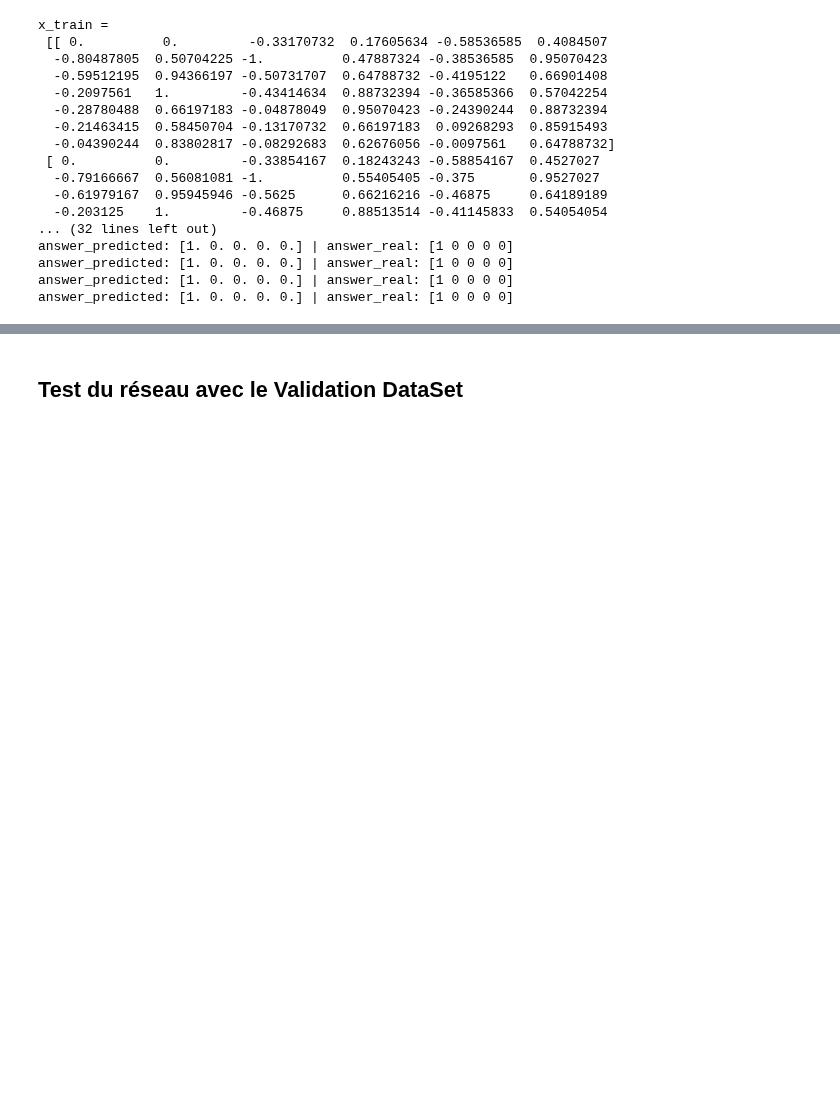
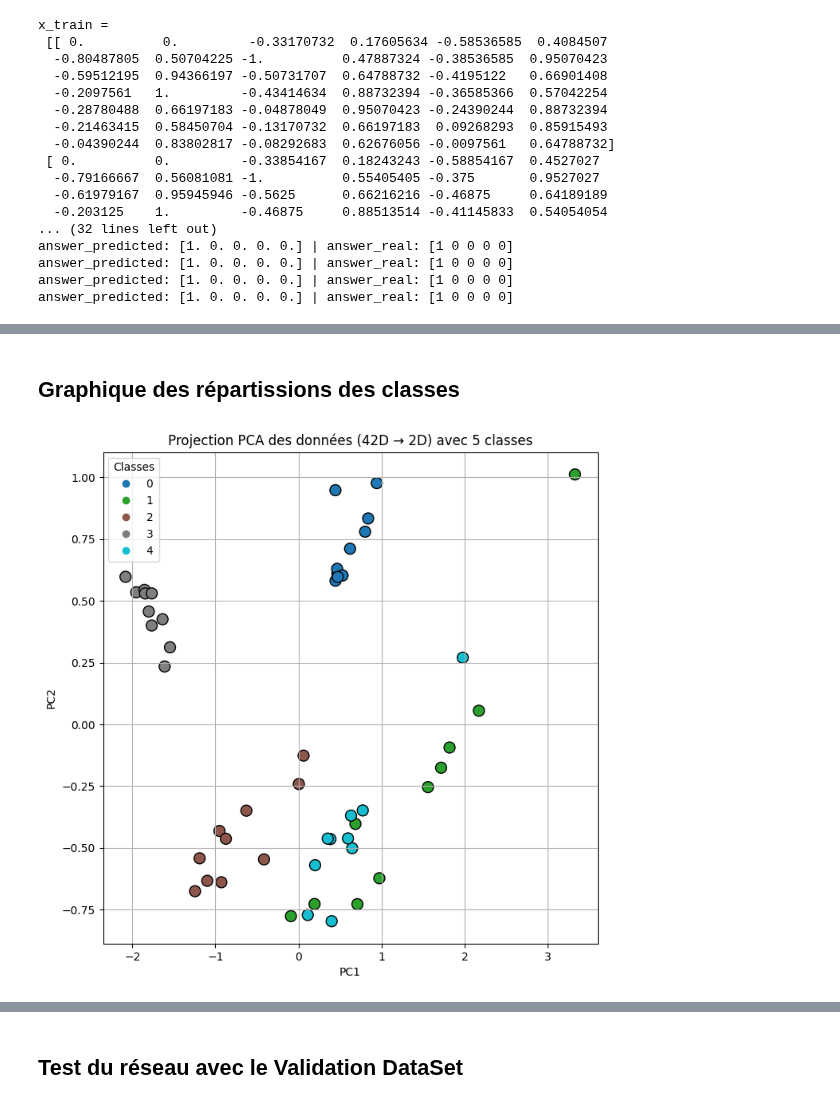
Before and after one commit to abrumsen/Perceptron, a Jupyter notebook: notebooks/langue_des_signes.ipynb, the cells around one changed output, grey strips where cells are left out. Drawn from its saved outputs; the diff is of its cells as text; code cells hidden in the pictures; blank space fills up the shorter version.

```diff
--- a/notebooks/langue_des_signes.ipynb
+++ b/notebooks/langue_des_signes.ipynb
@@ -116,0 +143,27 @@ answer_predicted: [1. 0. 0. 0. 0.] | answer_real: [1 0 0 0 0]
+# %% [markdown]
+## Graphique des répartissions des classes
+# %%
+import numpy as np
+import matplotlib.pyplot as plt
+from sklearn.decomposition import PCA
+
+# X = données d'entrée (42 colonnes), y = labels one-hot
+X = x_train
+y = np.argmax(y_train, axis=1)  # on convertit le one-hot en classes (0 à 4)
+
+# Réduction de dimension avec PCA (2 composantes principales)
+pca = PCA(n_components=2)
+x_pca = pca.fit_transform(X)
+
+# Affichage en 2D
+plt.figure(figsize=(8, 8))
+scatter = plt.scatter(x_pca[:, 0], x_pca[:, 1], c=y, cmap='tab10', s=100, edgecolors='k')
+
+plt.xlabel("PC1")
+plt.ylabel("PC2")
+plt.title("Projection PCA des données (42D → 2D) avec 5 classes")
+plt.grid(True)
+plt.legend(*scatter.legend_elements(), title="Classes")
+plt.show()
+# %% [output]
+[figure, added]
```
Also changed, not shown: parts of 5 cells of this notebook, 1 other file.
